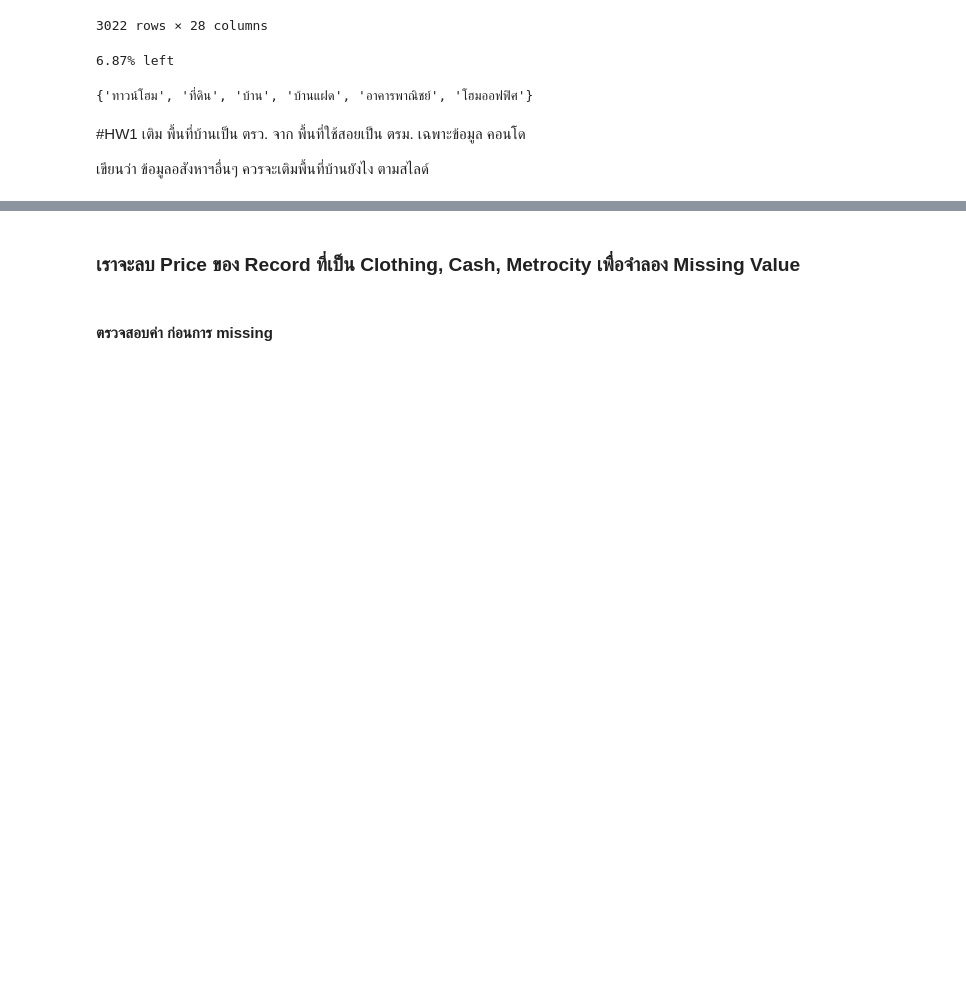
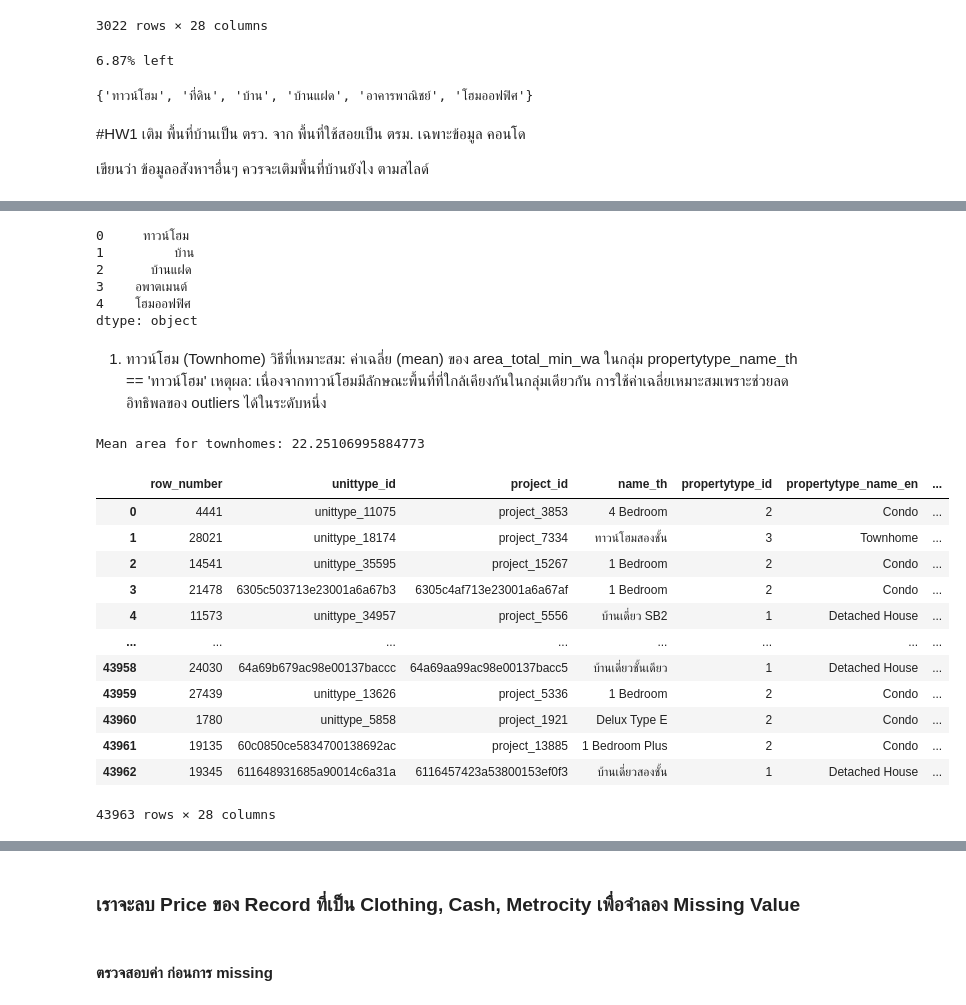
Before and after one commit to thanaprondtn/bsc_dpdm24, a Jupyter notebook: Data_Preprocessing570_8.ipynb, the cells around one changed output, grey strips where cells are left out. Saved outputs shown, nothing was run; the diff lists cells and outputs as text; code cells hidden in the pictures; blank space fills up the shorter version.

```diff
--- a/Data_Preprocessing570_8.ipynb
+++ b/Data_Preprocessing570_8.ipynb
@@ -102,0 +167,53 @@ set(unit_type_data.dropna(subset='area_total_min_wa')['propertytype_name_th'])
+# %%
+# prompt: propertytype_name_th มีอันไหนบ้างที่มี area_total_min_wa เป็น NaN
+
+# Find propertytype_name_th values where area_total_min_wa is NaN
+property_types_with_nan_area = unit_type_data[unit_type_data['area_total_min_wa'].isnull()]['propertytype_name_th'].unique()
+
+# Print the property types
+# Convert the NumPy array to a Pandas Series or DataFrame to use .head()
+print(pd.Series(property_types_with_nan_area).head()) # Change to print the first few elements
+# Alternatively, you can directly print the array
+#print(property_types_with_nan_area) # or print the whole array
+# %% [output]
+0     ทาวน์โฮม
+1         บ้าน
+2      บ้านแฝด
+3    อพาตเมนต์
+4    โฮมออฟฟิศ
+dtype: object
+# %% [markdown]
+1. ทาวน์โฮม (Townhome)
+วิธีที่เหมาะสม: ค่าเฉลี่ย (mean) ของ area_total_min_wa ในกลุ่ม propertytype_name_th == 'ทาวน์โฮม'
+เหตุผล: เนื่องจากทาวน์โฮมมีลักษณะพื้นที่ที่ใกล้เคียงกันในกลุ่มเดียวกัน การใช้ค่าเฉลี่ยเหมาะสมเพราะช่วยลดอิทธิพลของ outliers ได้ในระดับหนึ่ง
+# %%
+# prompt: ค่าเฉลี่ย (mean) ของ area_total_min_wa ในกลุ่ม propertytype_name_th == 'ทาวน์โฮม' แสดงค่าเฉลี่ย และนำไปแทนในค่า NaN แสดงผล unit_type_data ด้วย
+
+# Calculate the mean of 'area_total_min_wa' for townhomes
+mean_area_townhome = unit_type_data[unit_type_data['propertytype_name_th'] == 'ทาวน์โฮม']['area_total_min_wa'].mean()
+
+print(f"Mean area for townhomes: {mean_area_townhome}")
+
+# Fill NaN values in 'area_total_min_wa' for townhomes with the calculated mean
+unit_type_data.loc[
+    (unit_type_data['propertytype_name_th'] == 'ทาวน์โฮม') &
+    (unit_type_data['area_total_min_wa'].isnull()),
+    'area_total_min_wa'] = mean_area_townhome
+
+# Display the updated 'unit_type_data'
+unit_type_data
+# %% [output]
+Mean area for townhomes: 22.25106995884773
+|  | row_number | unittype_id | project_id | name_th | propertytype_id | propertytype_name_en | ... |
+| 0 | 4441 | unittype_11075 | project_3853 | 4 Bedroom | 2 | Condo | ... |
+| 1 | 28021 | unittype_18174 | project_7334 | ทาวน์โฮมสองชั้น | 3 | Townhome | ... |
+| 2 | 14541 | unittype_35595 | project_15267 | 1 Bedroom | 2 | Condo | ... |
+| 3 | 21478 | 6305c503713e23001a6a67b3 | 6305c4af713e23001a6a67af | 1 Bedroom | 2 | Condo | ... |
+| 4 | 11573 | unittype_34957 | project_5556 | บ้านเดี่ยว SB2 | 1 | Detached House | ... |
+| ... | ... | ... | ... | ... | ... | ... | ... |
+| 43958 | 24030 | 64a69b679ac98e00137baccc | 64a69aa99ac98e00137bacc5 | บ้านเดี่ยวชั้นเดียว | 1 | Detached House | ... |
+| 43959 | 27439 | unittype_13626 | project_5336 | 1 Bedroom | 2 | Condo | ... |
+| 43960 | 1780 | unittype_5858 | project_1921 | Delux Type E | 2 | Condo | ... |
+| 43961 | 19135 | 60c0850ce5834700138692ac | project_13885 | 1 Bedroom Plus | 2 | Condo | ... |
+| 43962 | 19345 | 611648931685a90014c6a31a | 6116457423a53800153ef0f3 | บ้านเดี่ยวสองชั้น | 1 | Detached House | ... |
+43963 rows × 28 columns
```
Also changed, not shown: parts of 76 cells of this notebook.
